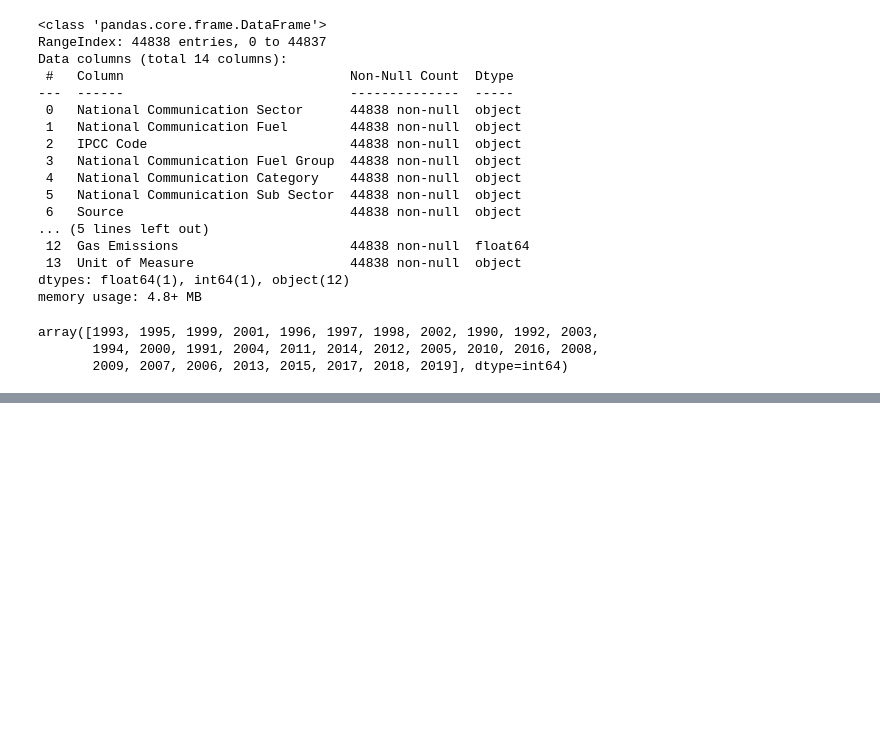
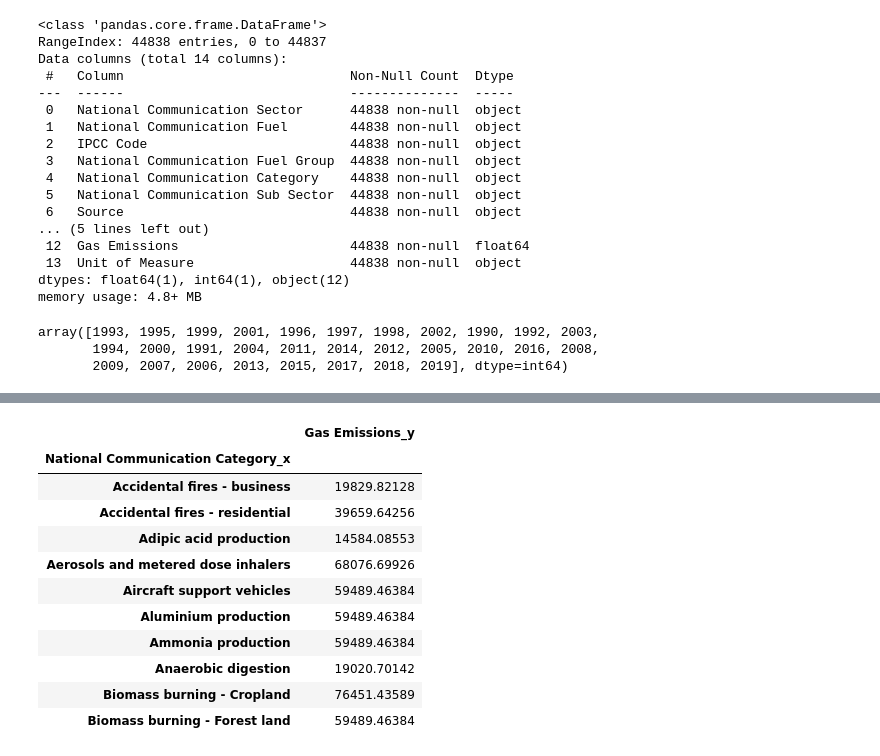
Before and after one commit to fbrowther/Global-Warming-UK-Greenhouse-Gas-Emissions, a Jupyter notebook: Initial Data Import and Analysis.ipynb, the cells around one changed output, grey strips where cells are left out. Cells and saved outputs as stored; diff of their text form; code cells hidden in the pictures; blank space fills up the shorter version.

```diff
--- a/Initial Data Import and Analysis.ipynb
+++ b/Initial Data Import and Analysis.ipynb
@@ -93,0 +123,17 @@ array([1993, 1995, 1999, 2001, 1996, 1997, 1998, 2002, 1990, 1992, 2003,
+# %%
+sector_sum = sector_use[['Gas Emissions_y']].sum()
+
+sector_sum.head(10)
+# %% [output]
+|  | Gas Emissions_y |
+| National Communication Category_x |  |
+| Accidental fires - business | 19829.82128 |
+| Accidental fires - residential | 39659.64256 |
+| Adipic acid production | 14584.08553 |
+| Aerosols and metered dose inhalers | 68076.69926 |
+| Aircraft support vehicles | 59489.46384 |
+| Aluminium production | 59489.46384 |
+| Ammonia production | 59489.46384 |
+| Anaerobic digestion | 19020.70142 |
+| Biomass burning - Cropland | 76451.43589 |
+| Biomass burning - Forest land | 59489.46384 |
```
Also changed, not shown: parts of 2 cells of this notebook.
